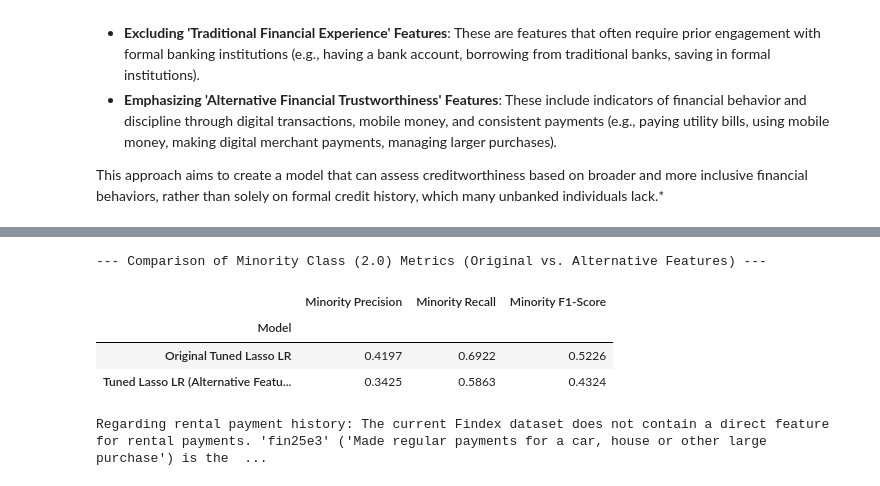
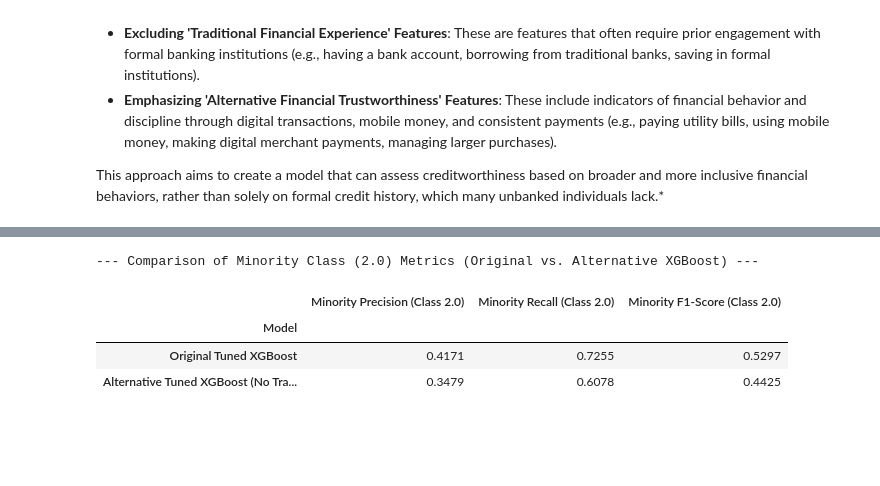
Before and after one commit to jopethans/JSH-AIML-Capstone, a Jupyter notebook: notebooks/JOSEPH_HANS_Pillar_5_Capstone.ipynb, the cells around one changed output, grey strips where cells are left out. Cells and saved outputs as stored; diff of their text form; code cells hidden in the pictures; blank space fills up the shorter version.

```diff
--- a/notebooks/JOSEPH_HANS_Pillar_5_Capstone.ipynb
+++ b/notebooks/JOSEPH_HANS_Pillar_5_Capstone.ipynb
@@ -621,3 +621,16 @@ Suggested columns to KEEP (P-value < 0.25):
 
 Suggested columns to DROP (P-value >= 0.25):
 ['receive_agriculture', 'fin17c', 'fin37', 'fin38', 'fin42', 'con23']
+# %%
+#4 Chi-Square (cont'd): drop the identified statistically-irrelevant features
+
+num_cols_to_drop = len(columns_to_drop_suggested)                   # Count the number of columns to drop
+print(f"Number of suggested columns to drop: {num_cols_to_drop}")
+print(f"Columns to drop: {columns_to_drop_suggested}\n")
+
+features_before = df.shape[1]                                       # Before count of features
+print(f"Number of features BEFORE dropping: {features_before}")
+df = df.drop(columns=columns_to_drop_suggested, errors='ignore')    # Drop columns from df
+features_after = df.shape[1]                                        # After count of features
+print(f"Number of features AFTER dropping: {features_after}")
+print(f"Successfully dropped {features_before - features_after} columns.")
@@ -1452,42 +1500,37 @@ Alternative feature set model successfully exported to 'JOSEPH_HANS_Pillar_5_Cap
 # %%
 import pandas as pd
 from sklearn.metrics import precision_recall_fscore_support
 
 # Helper function to extract metrics for the minority class (2.0)
 def get_minority_metrics(y_true, y_pred, minority_class=2.0):
     precision, recall, f1, _ = precision_recall_fscore_support(y_true, y_pred, labels=[minority_class], average=None)
     return precision[0], recall[0], f1[0]
 
-# Get metrics for previous Tuned Lasso LR model
-lr_prec_orig, lr_rec_orig, lr_f1_orig = get_minority_metrics(y_test, y_pred_best_lr)
+# Extract metrics for original Tuned XGBoost (using original y_test and y_pred_best_xgb)
+xgb_prec_orig, xgb_rec_orig, xgb_f1_orig = get_minority_metrics(y_test, y_pred_best_xgb)
 
-# Get metrics for the new Tuned Lasso LR model with alternative features
-lr_prec_alt, lr_rec_alt, lr_f1_alt = get_minority_metrics(y_test_alt, y_pred_best_lr_alt)
+# Extract metrics for alternative Tuned XGBoost (using alternative y_test_alt and y_pred_best_xgb_alt)
+xgb_prec_alt, xgb_rec_alt, xgb_f1_alt = get_minority_metrics(y_test_alt, y_pred_best_xgb_alt)
 
-# Create a DataFrame to tabulate the results
-metrics_data_comparison = {
-    'Model': ['Original Tuned Lasso LR', 'Tuned Lasso LR (Alternative Features)'],
-    'Minority Precision': [lr_prec_orig, lr_prec_alt],
-    'Minority Recall': [lr_rec_orig, lr_rec_alt],
-    'Minority F1-Score': [lr_f1_orig, lr_f1_alt]
+# Tabulate the metrics
+comparison_data = {
+    'Model': ['Original Tuned XGBoost', 'Alternative Tuned XGBoost (No Traditional Financial Features)'],
+    'Minority Precision (Class 2.0)': [xgb_prec_orig, xgb_prec_alt],
+    'Minority Recall (Class 2.0)': [xgb_rec_orig, xgb_rec_alt],
+    'Minority F1-Score (Class 2.0)': [xgb_f1_orig, xgb_f1_alt]
 }
 
-metrics_df_comparison = pd.DataFrame(metrics_data_comparison)
-metrics_df_comparison.set_index('Model', inplace=True)
+comparison_df = pd.DataFrame(comparison_data)
+comparison_df.set_index('Model', inplace=True)
 
-# Display the table
-print("--- Comparison of Minority Class (2.0) Metrics (Original vs. Alternative Features) ---")
-display(metrics_df_comparison.round(4))
-
-# User's specific query about rental payment history
-print("\nRegarding rental payment history: The current Findex dataset does not contain a direct feature for rental payments. 'fin25e3' ('Made regular payments for a car, house or other large purchase') is the closest available indicator of consistent payments for large expenses. In a production scenario, incorporating actual rental payment history data would require integrating external data sources, which could further enhance the model's ability to assess financial trustworthiness for unbanked populations.")
+print("--- Comparison of Minority Class (2.0) Metrics (Original vs. Alternative XGBoost) ---")
+display(comparison_df.round(4))
 # %% [output]
---- Comparison of Minority Class (2.0) Metrics (Original vs. Alternative Features) ---
+--- Comparison of Minority Class (2.0) Metrics (Original vs. Alternative XGBoost) ---
-|  | Minority Precision | Minority Recall | Minority F1-Score |
+|  | Minority Precision (Class 2.0) | Minority Recall (Class 2.0) | Minority F1-Score (Class 2.0) |
 | Model |  |  |  |
-| Original Tuned Lasso LR | 0.4197 | 0.6922 | 0.5226 |
-| Tuned Lasso LR (Alternative Featu... | 0.3425 | 0.5863 | 0.4324 |
+| Original Tuned XGBoost | 0.4171 | 0.7255 | 0.5297 |
+| Alternative Tuned XGBoost (No Tra... | 0.3479 | 0.6078 | 0.4425 |
-Regarding rental payment history: The current Findex dataset does not contain a direct feature for rental payments. 'fin25e3' ('Made regular payments for a car, house or other large purchase') is the  ...
 # %%
 # INSTRUCTIONS:
 # 1. Go to File -> Download -> Download .ipynb
```
Also changed, not shown: parts of 36 cells of this notebook.
